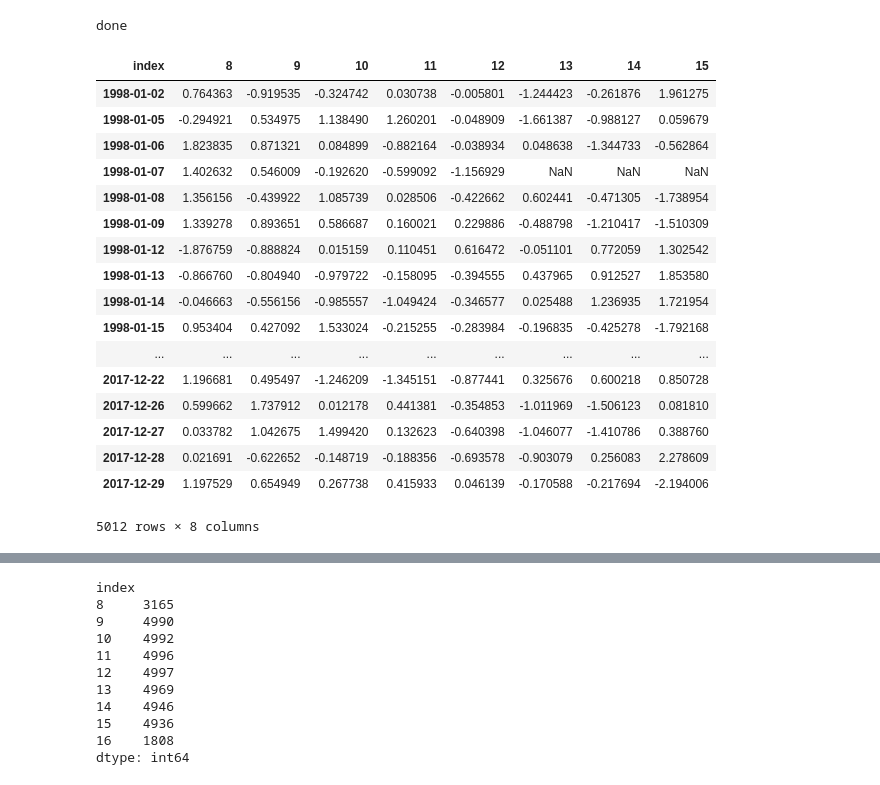
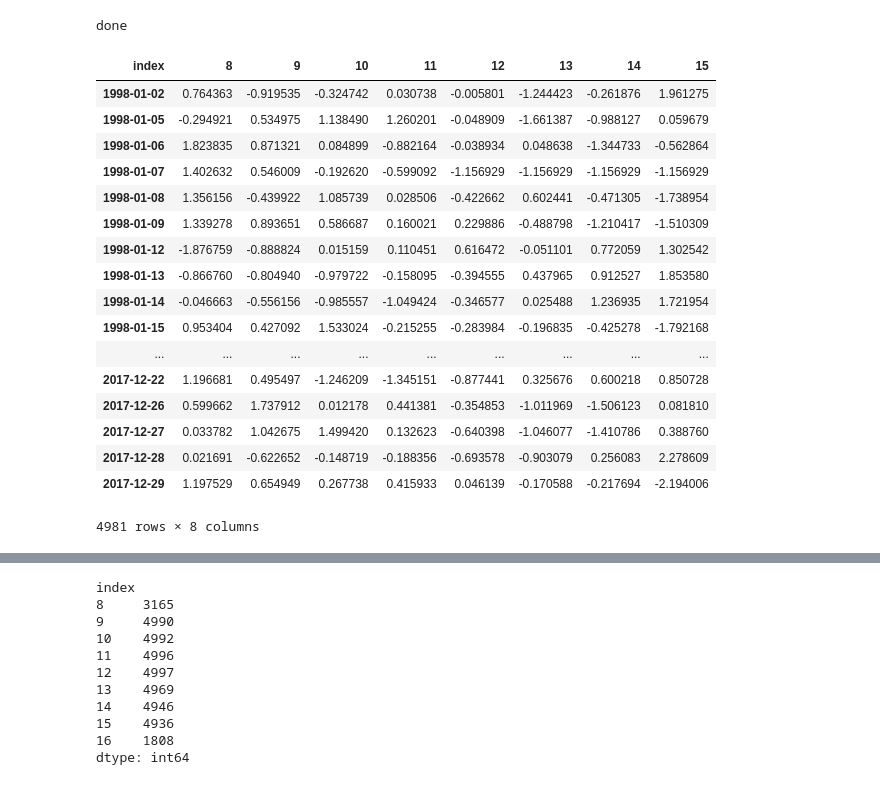
Before and after one commit to kevindirect/thesis-code, a Jupyter notebook: model/model_debug.ipynb, the cells around one changed output, grey strips where cells are left out. Drawn from its saved outputs; the diff is of its cells as text; code cells hidden in the pictures.

Commit message:
added code to handle nulls and cleaned up the code in general

```diff
--- a/model/model_debug.ipynb
+++ b/model/model_debug.ipynb
@@ -130,16 +146,16 @@ for paths, dfs in gen_group(dataset):
 
     reindexed = delayed(reindex_on_time_mask)(features, row_masks)
     transposed = delayed(gb_transpose)(reindexed.loc[:, ['pba_avgPrice']])
-    cleaned = delayed(filter_cols_below)(transposed)
-    to_align = delayed(is_alignment_needed)(cleaned)
-    final_feats = delayed(lambda df, align: df if (not align) else align_first_last(transposed))(cleaned, to_align)
+    filtered = delayed(filter_cols_below)(transposed)
+    aligned = delayed(align_first_last)(filtered)
+    pruned = delayed(prune_nulls)(aligned)
 
-    final_labs = prep_labels(labels, types=['bool'])
-    final_labs = delayed(lambda df: df.loc[:, chained_filter(df.columns, labs_filter)])(final_labs) # EOD, FBEOD, FB
+    prepped_labels = prep_labels(labels, types=['bool'])
+    filtered_labels = delayed(lambda df: df.loc[:, chained_filter(df.columns, labs_filter)])(prepped_labels) # EOD, FBEOD, FB
 
 #     sc = delayed(feedforward_test)(final_feats, final_labs)
-    feats = final_feats.compute()
-    labs = final_labs.compute()
+    feats = pruned.compute()
+    labs = filtered_labels.compute()
     print('done')
     break
 # %% [output]
@@ -148,27 +164,27 @@ INFO:root:fpaths: ['sp_500', 'dzn', 'raw_pba']
 INFO:root:lpaths: ['sp_500', 'itb_fth_of_xwhole', 'pba_oc_return']
 INFO:root:rpaths: ['sp_500', 'id_rm', 'raw_pba']
 done
-# %%
-feats.dropna(axis=0, how='all')
-# %% [output]
-| index | 8 | 9 | 10 | 11 | 12 | 13 | 14 | 15 |
-| 1998-01-02 | 0.764363 | -0.919535 | -0.324742 | 0.030738 | -0.005801 | -1.244423 | -0.261876 | 1.961275 |
-| 1998-01-05 | -0.294921 | 0.534975 | 1.138490 | 1.260201 | -0.048909 | -1.661387 | -0.988127 | 0.059679 |
-| 1998-01-06 | 1.823835 | 0.871321 | 0.084899 | -0.882164 | -0.038934 | 0.048638 | -1.344733 | -0.562864 |
-| 1998-01-07 | 1.402632 | 0.546009 | -0.192620 | -0.599092 | -1.156929 | NaN | NaN | NaN |
-| 1998-01-08 | 1.356156 | -0.439922 | 1.085739 | 0.028506 | -0.422662 | 0.602441 | -0.471305 | -1.738954 |
-| 1998-01-09 | 1.339278 | 0.893651 | 0.586687 | 0.160021 | 0.229886 | -0.488798 | -1.210417 | -1.510309 |
-| 1998-01-12 | -1.876759 | -0.888824 | 0.015159 | 0.110451 | 0.616472 | -0.051101 | 0.772059 | 1.302542 |
-| 1998-01-13 | -0.866760 | -0.804940 | -0.979722 | -0.158095 | -0.394555 | 0.437965 | 0.912527 | 1.853580 |
-| 1998-01-14 | -0.046663 | -0.556156 | -0.985557 | -1.049424 | -0.346577 | 0.025488 | 1.236935 | 1.721954 |
-| 1998-01-15 | 0.953404 | 0.427092 | 1.533024 | -0.215255 | -0.283984 | -0.196835 | -0.425278 | -1.792168 |
-| ... | ... | ... | ... | ... | ... | ... | ... | ... |
-| 2017-12-22 | 1.196681 | 0.495497 | -1.246209 | -1.345151 | -0.877441 | 0.325676 | 0.600218 | 0.850728 |
-| 2017-12-26 | 0.599662 | 1.737912 | 0.012178 | 0.441381 | -0.354853 | -1.011969 | -1.506123 | 0.081810 |
-| 2017-12-27 | 0.033782 | 1.042675 | 1.499420 | 0.132623 | -0.640398 | -1.046077 | -1.410786 | 0.388760 |
-| 2017-12-28 | 0.021691 | -0.622652 | -0.148719 | -0.188356 | -0.693578 | -0.903079 | 0.256083 | 2.278609 |
-| 2017-12-29 | 1.197529 | 0.654949 | 0.267738 | 0.415933 | 0.046139 | -0.170588 | -0.217694 | -2.194006 |
-5012 rows × 8 columns
+# %%
+feats
+# %% [output]
+| index | 8 | 9 | 10 | 11 | 12 | 13 | 14 | 15 |
+| 1998-01-02 | 0.764363 | -0.919535 | -0.324742 | 0.030738 | -0.005801 | -1.244423 | -0.261876 | 1.961275 |
+| 1998-01-05 | -0.294921 | 0.534975 | 1.138490 | 1.260201 | -0.048909 | -1.661387 | -0.988127 | 0.059679 |
+| 1998-01-06 | 1.823835 | 0.871321 | 0.084899 | -0.882164 | -0.038934 | 0.048638 | -1.344733 | -0.562864 |
+| 1998-01-07 | 1.402632 | 0.546009 | -0.192620 | -0.599092 | -1.156929 | -1.156929 | -1.156929 | -1.156929 |
+| 1998-01-08 | 1.356156 | -0.439922 | 1.085739 | 0.028506 | -0.422662 | 0.602441 | -0.471305 | -1.738954 |
+| 1998-01-09 | 1.339278 | 0.893651 | 0.586687 | 0.160021 | 0.229886 | -0.488798 | -1.210417 | -1.510309 |
+| 1998-01-12 | -1.876759 | -0.888824 | 0.015159 | 0.110451 | 0.616472 | -0.051101 | 0.772059 | 1.302542 |
+| 1998-01-13 | -0.866760 | -0.804940 | -0.979722 | -0.158095 | -0.394555 | 0.437965 | 0.912527 | 1.853580 |
+| 1998-01-14 | -0.046663 | -0.556156 | -0.985557 | -1.049424 | -0.346577 | 0.025488 | 1.236935 | 1.721954 |
+| 1998-01-15 | 0.953404 | 0.427092 | 1.533024 | -0.215255 | -0.283984 | -0.196835 | -0.425278 | -1.792168 |
+| ... | ... | ... | ... | ... | ... | ... | ... | ... |
+| 2017-12-22 | 1.196681 | 0.495497 | -1.246209 | -1.345151 | -0.877441 | 0.325676 | 0.600218 | 0.850728 |
+| 2017-12-26 | 0.599662 | 1.737912 | 0.012178 | 0.441381 | -0.354853 | -1.011969 | -1.506123 | 0.081810 |
+| 2017-12-27 | 0.033782 | 1.042675 | 1.499420 | 0.132623 | -0.640398 | -1.046077 | -1.410786 | 0.388760 |
+| 2017-12-28 | 0.021691 | -0.622652 | -0.148719 | -0.188356 | -0.693578 | -0.903079 | 0.256083 | 2.278609 |
+| 2017-12-29 | 1.197529 | 0.654949 | 0.267738 | 0.415933 | 0.046139 | -0.170588 | -0.217694 | -2.194006 |
+4981 rows × 8 columns
 # %%
 labs
 # %% [output]
```
Also changed, not shown: parts of 8 cells of this notebook, 1 other file.
